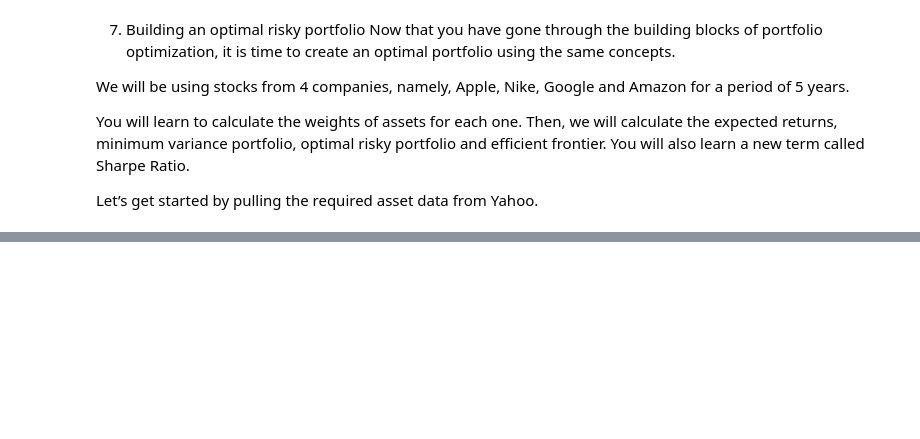
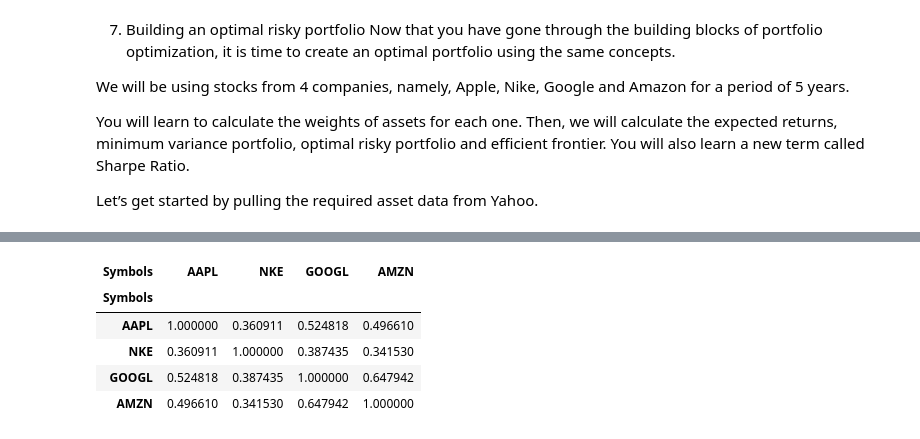
Before and after one commit to majikthise911/portfolioOptimization, a Jupyter notebook: efficientFrontier.ipynb, the cells around one changed output, grey strips where cells are left out. Drawn from its saved outputs; the diff is of its cells as text; code cells hidden in the pictures; blank space fills up the shorter version.

```diff
--- a/efficientFrontier.ipynb
+++ b/efficientFrontier.ipynb
@@ -209,0 +261,10 @@ Let’s get started by pulling the required asset data from Yahoo.
+# %%
+corr_matrix = df.pct_change().apply(lambda x: np.log(1+x)).corr()
+corr_matrix
+# %% [output]
+| Symbols | AAPL | NKE | GOOGL | AMZN |
+| Symbols |  |  |  |  |
+| AAPL | 1.000000 | 0.360911 | 0.524818 | 0.496610 |
+| NKE | 0.360911 | 1.000000 | 0.387435 | 0.341530 |
+| GOOGL | 0.524818 | 0.387435 | 1.000000 | 0.647942 |
+| AMZN | 0.496610 | 0.341530 | 0.647942 | 1.000000 |
```
Also changed, not shown: parts of 5 cells of this notebook.
